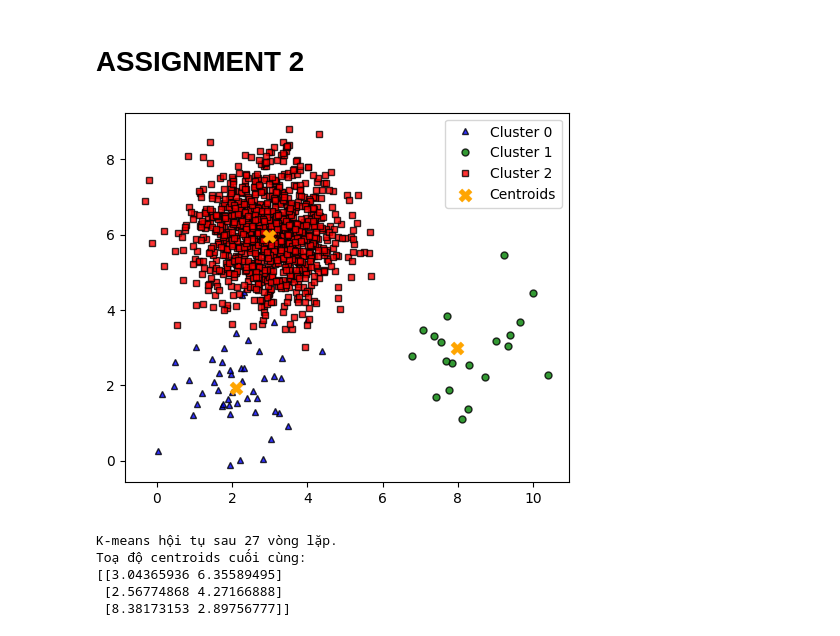
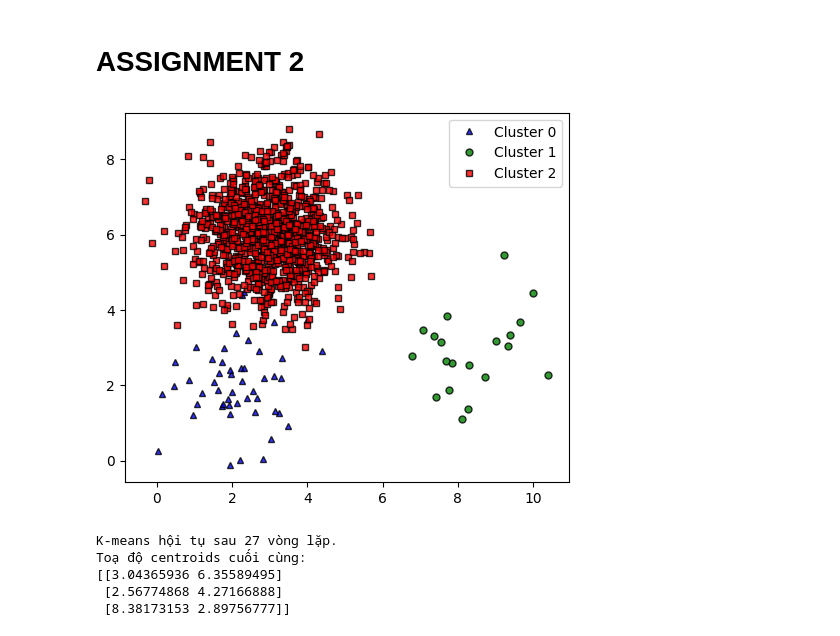
Before and after one commit to NgocHan1211/Lab-hoc-may-thong-ke, a Jupyter notebook: lab4/K-means.ipynb, the cells around one changed output. Drawn from its saved outputs; the diff is of its cells as text; code cells hidden in the pictures.

```diff
--- a/lab4/K-means.ipynb
+++ b/lab4/K-means.ipynb
@@ -13,7 +13,7 @@ u1 = [2, 2]
 u2 = [8, 3]
 u3 = [3, 6]
 cov = [[1, 0], [0, 1]]
-N = 200
+N = 500
 
 cluster1 = np.random.multivariate_normal(u1, cov, N)
 cluster2 = np.random.multivariate_normal(u2, cov, N)
@@ -191,21 +182,21 @@ Tóm lại, trong assignment 1, kết quả phân cụm từ K-means tốt và h
 # %%
 np.random.seed(10)
 
 u1 = [2, 2]
 u2 = [8, 3]
 u3 = [3, 6]
 cov = [[1, 0], [0, 1]]
 N = [50, 20, 1000]
 
 cluster1 = np.random.multivariate_normal(u1, cov, 50)
 cluster2 = np.random.multivariate_normal(u2, cov, 20)
 cluster3 = np.random.multivariate_normal(u3, cov, 1000)
 clusters = np.concatenate([cluster1, cluster2, cluster3], axis=0)
 original_label = np.repeat([0, 1, 2], N)
 
-kmeans_display(clusters, original_label, centroids)
+kmeans_display(clusters, original_label)
 # %% [output]
-[figure, old version]
+[figure, new version]
 # %%
 k = 3
 (centroids, labels, it) = kmeans(clusters, k)
```
Also changed, not shown: parts of 10 cells of this notebook, 1 other file.
